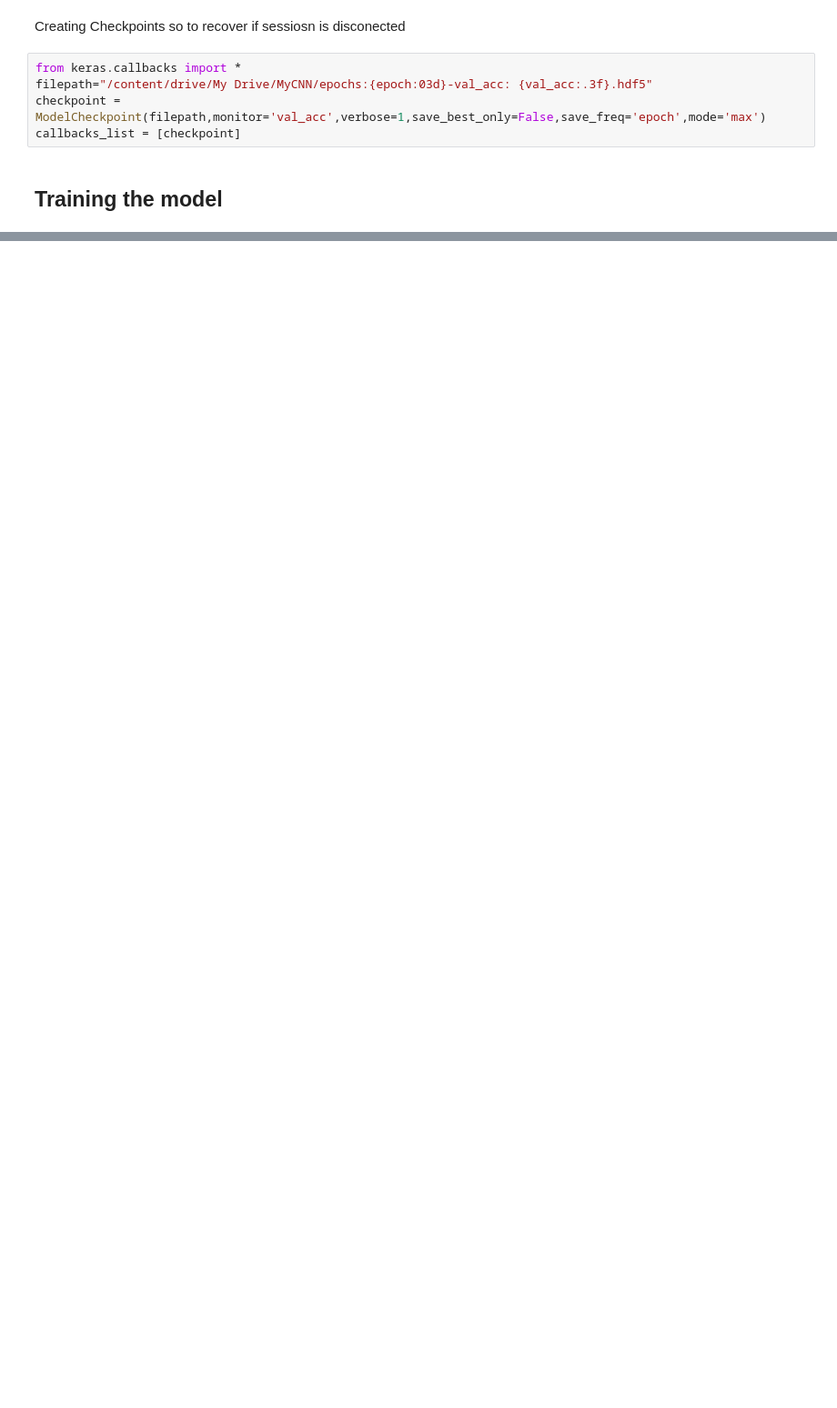
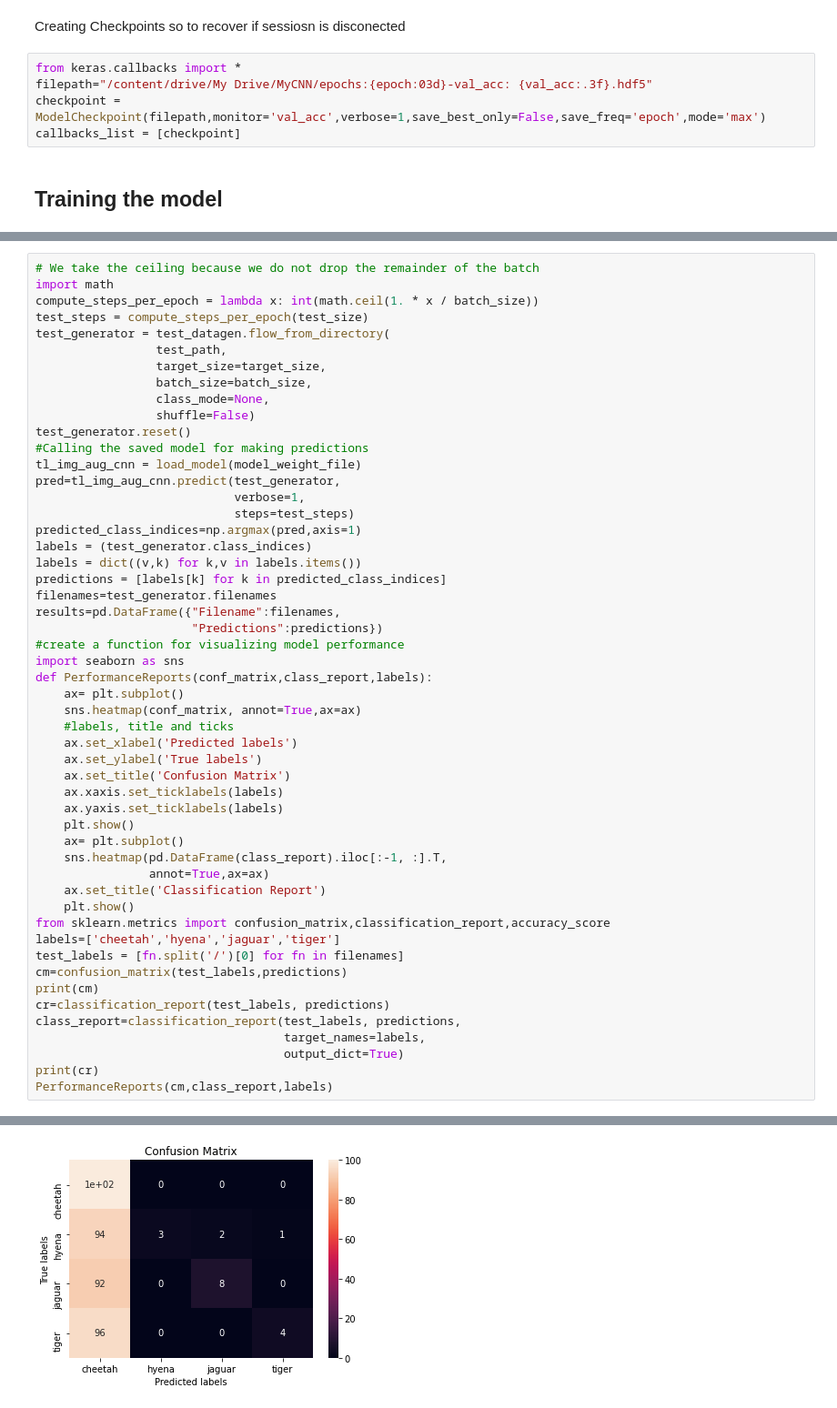
Before and after one commit to gentleman101/Deep_Learning, a Jupyter notebook: carnivores_image_classification_using_pre_trained_model_(Keras).ipynb, the cells around one changed output, grey strips where cells are left out. Shown at 91% size. Drawn from its saved outputs; the diff is of its cells as text; blank space fills up the shorter version.

```diff
--- a/carnivores_image_classification_using_pre_trained_model_(Keras).ipynb
+++ b/carnivores_image_classification_using_pre_trained_model_(Keras).ipynb
@@ -142,0 +197,53 @@ Epoch 1/25
+# %%
+# We take the ceiling because we do not drop the remainder of the batch
+import math
+compute_steps_per_epoch = lambda x: int(math.ceil(1. * x / batch_size))
+test_steps = compute_steps_per_epoch(test_size)
+test_generator = test_datagen.flow_from_directory(
+                 test_path,
+                 target_size=target_size,
+                 batch_size=batch_size,
+                 class_mode=None,
+                 shuffle=False)
+test_generator.reset()
+#Calling the saved model for making predictions
+tl_img_aug_cnn = load_model(model_weight_file)
+pred=tl_img_aug_cnn.predict(test_generator,
+                            verbose=1,
+                            steps=test_steps)
+predicted_class_indices=np.argmax(pred,axis=1)
+labels = (test_generator.class_indices)
+labels = dict((v,k) for k,v in labels.items())
+predictions = [labels[k] for k in predicted_class_indices]
+filenames=test_generator.filenames
+results=pd.DataFrame({"Filename":filenames,
+                      "Predictions":predictions})
+#create a function for visualizing model performance
+import seaborn as sns
+def PerformanceReports(conf_matrix,class_report,labels):
+    ax= plt.subplot()
+    sns.heatmap(conf_matrix, annot=True,ax=ax)
+    #labels, title and ticks
+    ax.set_xlabel('Predicted labels')
+    ax.set_ylabel('True labels')
+    ax.set_title('Confusion Matrix')
+    ax.xaxis.set_ticklabels(labels)
+    ax.yaxis.set_ticklabels(labels)
+    plt.show()
+    ax= plt.subplot()
+    sns.heatmap(pd.DataFrame(class_report).iloc[:-1, :].T,
+                annot=True,ax=ax)
+    ax.set_title('Classification Report')
+    plt.show()
+from sklearn.metrics import confusion_matrix,classification_report,accuracy_score
+labels=['cheetah','hyena','jaguar','tiger']
+test_labels = [fn.split('/')[0] for fn in filenames]
+cm=confusion_matrix(test_labels,predictions)
+print(cm)
+cr=classification_report(test_labels, predictions)
+class_report=classification_report(test_labels, predictions,
+                                   target_names=labels,
+                                   output_dict=True)
+print(cr)
+PerformanceReports(cm,class_report,labels)
+# %% [output]
@@ -142,0 +266 @@ Epoch 1/25
+[figure, added]
```
Also changed, not shown: parts of 8 cells of this notebook.
